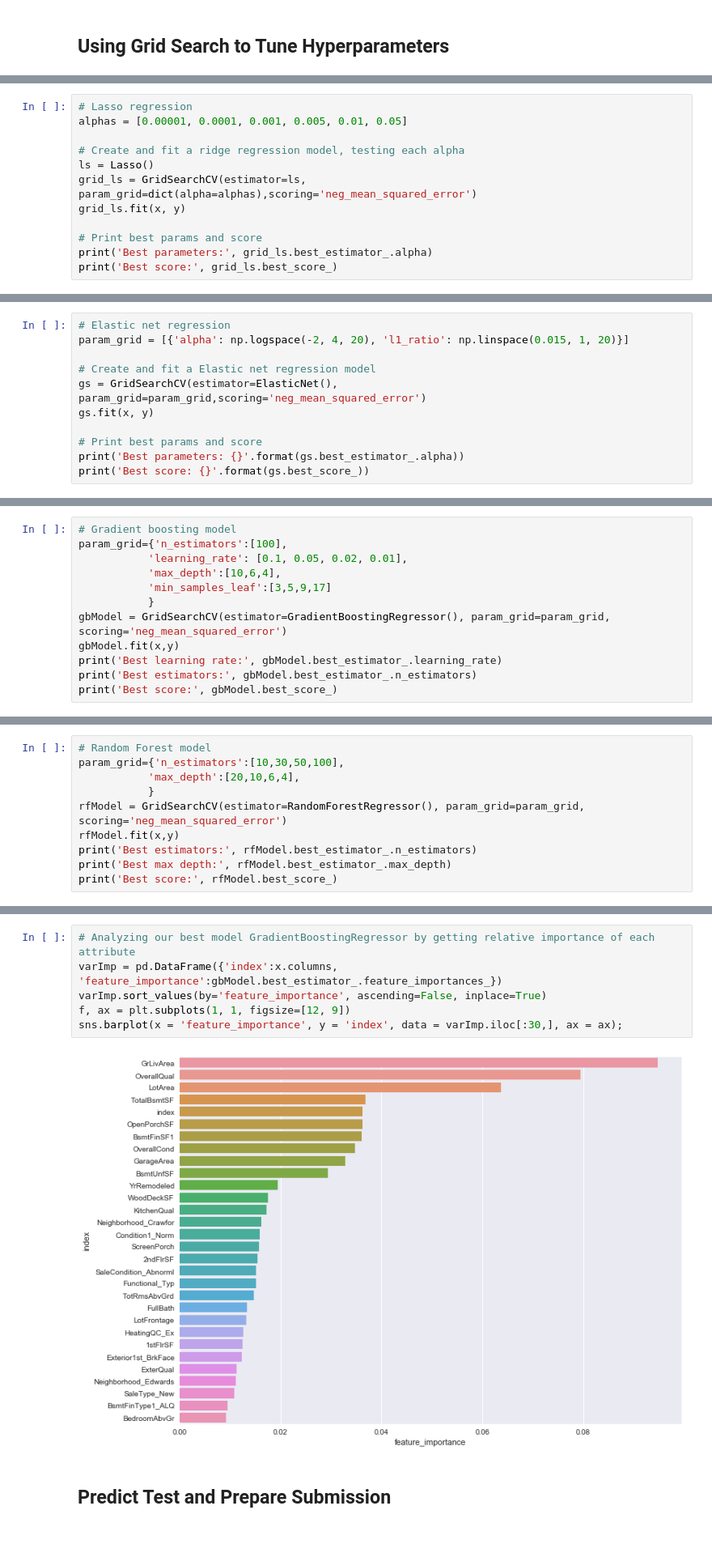
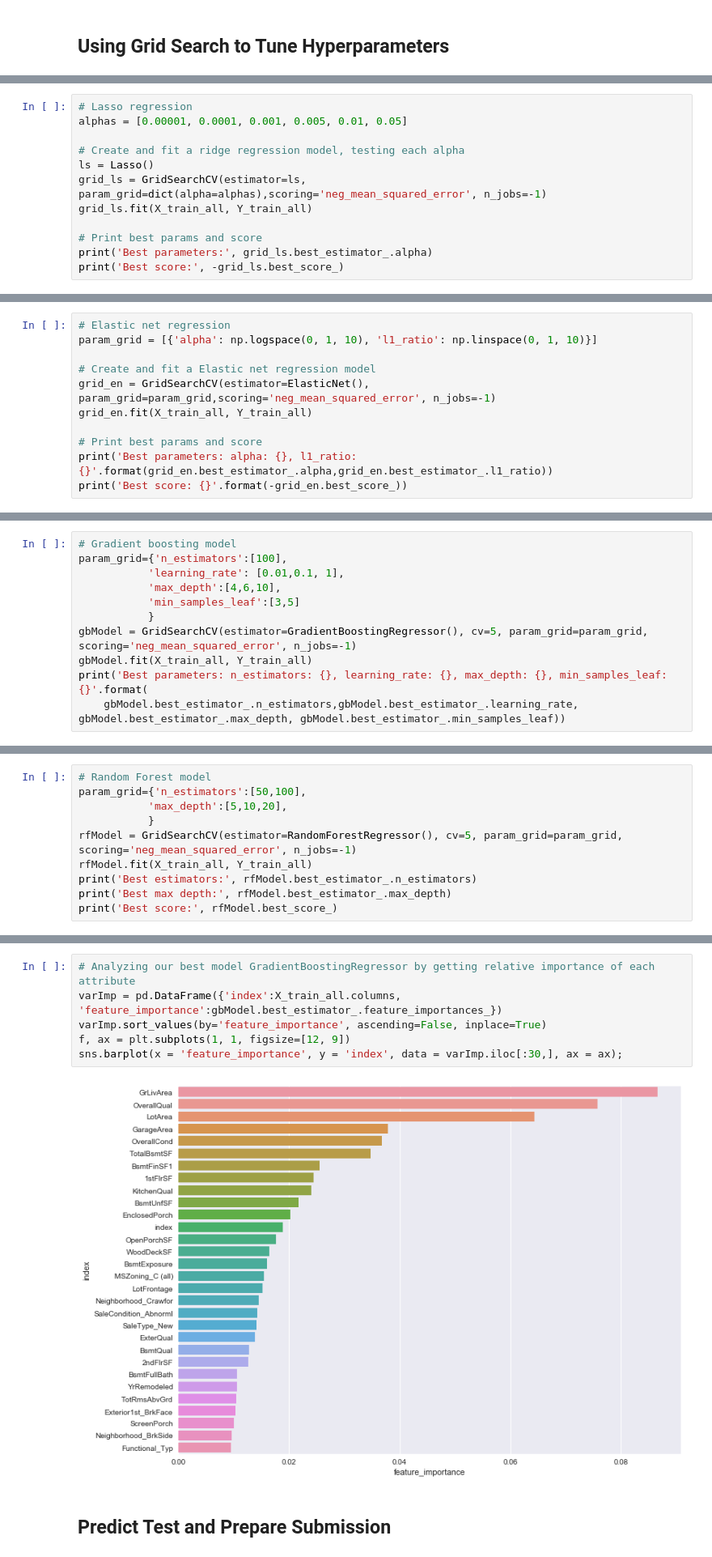
Before and after one commit to ansjory/w207_project, a Jupyter notebook: Kaggle_House_Prices/Mlaire_final.ipynb, the cells around one changed output, grey strips where cells are left out. Shown at 81% size. Saved outputs shown, nothing was run; the diff lists cells and outputs as text; blank space fills up the shorter version.

Commit message:
updated modeling section

```diff
--- a/Kaggle_House_Prices/Mlaire_final.ipynb
+++ b/Kaggle_House_Prices/Mlaire_final.ipynb
@@ -992,10 +995,10 @@ alphas = [0.00001, 0.0001, 0.001, 0.005, 0.01, 0.05]
 
 # Create and fit a ridge regression model, testing each alpha
 ls = Lasso()
-grid_ls = GridSearchCV(estimator=ls, param_grid=dict(alpha=alphas),scoring='neg_mean_squared_error')
-grid_ls.fit(x, y)
+grid_ls = GridSearchCV(estimator=ls, param_grid=dict(alpha=alphas),scoring='neg_mean_squared_error', n_jobs=-1)
+grid_ls.fit(X_train_all, Y_train_all)
 
 # Print best params and score
 print('Best parameters:', grid_ls.best_estimator_.alpha)
-print('Best score:', grid_ls.best_score_)
+print('Best score:', -grid_ls.best_score_)
 # %% [output]
@@ -1004,12 +1007,12 @@ Best score: -0.015456796747330966
 # %%
 # Elastic net regression
-param_grid = [{'alpha': np.logspace(-2, 4, 20), 'l1_ratio': np.linspace(0.015, 1, 20)}]
+param_grid = [{'alpha': np.logspace(0, 1, 10), 'l1_ratio': np.linspace(0, 1, 10)}]
 
 # Create and fit a Elastic net regression model
-gs = GridSearchCV(estimator=ElasticNet(), param_grid=param_grid,scoring='neg_mean_squared_error')
-gs.fit(x, y)
+grid_en = GridSearchCV(estimator=ElasticNet(), param_grid=param_grid,scoring='neg_mean_squared_error', n_jobs=-1)
+grid_en.fit(X_train_all, Y_train_all)
 
 # Print best params and score
-print('Best parameters: {}'.format(gs.best_estimator_.alpha))
-print('Best score: {}'.format(gs.best_score_))
+print('Best parameters: alpha: {}, l1_ratio: {}'.format(grid_en.best_estimator_.alpha,grid_en.best_estimator_.l1_ratio))
+print('Best score: {}'.format(-grid_en.best_score_))
 # %% [output]
@@ -1018,15 +1028,14 @@ Best score: -0.016000102990679957
 # %%
 # Gradient boosting model
 param_grid={'n_estimators':[100],
-           'learning_rate': [0.1, 0.05, 0.02, 0.01],
-           'max_depth':[10,6,4],
-           'min_samples_leaf':[3,5,9,17]
+           'learning_rate': [0.01,0.1, 1],
+           'max_depth':[4,6,10],
+           'min_samples_leaf':[3,5]
            }
-gbModel = GridSearchCV(estimator=GradientBoostingRegressor(), param_grid=param_grid, scoring='neg_mean_squared_error')
-gbModel.fit(x,y)
-print('Best learning rate:', gbModel.best_estimator_.learning_rate)
-print('Best estimators:', gbModel.best_estimator_.n_estimators)
-print('Best score:', gbModel.best_score_)
+gbModel = GridSearchCV(estimator=GradientBoostingRegressor(), cv=5, param_grid=param_grid, scoring='neg_mean_squared_error', n_jobs=-1)
+gbModel.fit(X_train_all, Y_train_all)
+print('Best parameters: n_estimators: {}, learning_rate: {}, max_depth: {}, min_samples_leaf: {}'.format(
+    gbModel.best_estimator_.n_estimators,gbModel.best_estimator_.learning_rate, gbModel.best_estimator_.max_depth, gbModel.best_estimator_.min_samples_leaf))
 # %% [output]
 Best learning rate: 0.1
 Best estimators: 100
@@ -1034,10 +1053,10 @@ Best score: -0.01803330209023503
 # %%
 # Random Forest model
-param_grid={'n_estimators':[10,30,50,100],
-           'max_depth':[20,10,6,4],
+param_grid={'n_estimators':[50,100],
+           'max_depth':[5,10,20],
            }
-rfModel = GridSearchCV(estimator=RandomForestRegressor(), param_grid=param_grid, scoring='neg_mean_squared_error')
-rfModel.fit(x,y)
+rfModel = GridSearchCV(estimator=RandomForestRegressor(), cv=5, param_grid=param_grid, scoring='neg_mean_squared_error', n_jobs=-1)
+rfModel.fit(X_train_all, Y_train_all)
 print('Best estimators:', rfModel.best_estimator_.n_estimators)
 print('Best max depth:', rfModel.best_estimator_.max_depth)
 print('Best score:', rfModel.best_score_)
@@ -1066,11 +1098,11 @@ res_df[['train_time', 'test_time', 'rmse']]
 # %%
 # Analyzing our best model GradientBoostingRegressor by getting relative importance of each attribute
-varImp = pd.DataFrame({'index':x.columns, 'feature_importance':gbModel.best_estimator_.feature_importances_})
+varImp = pd.DataFrame({'index':X_train_all.columns, 'feature_importance':gbModel.best_estimator_.feature_importances_})
 varImp.sort_values(by='feature_importance', ascending=False, inplace=True)
 f, ax = plt.subplots(1, 1, figsize=[12, 9])
 sns.barplot(x = 'feature_importance', y = 'index', data = varImp.iloc[:30,], ax = ax);
 # %% [output]
-[figure, old version]
+[figure, new version]
 # %% [markdown]
 <a id='predict_test_prep_submission'></a>
 ## Predict Test and Prepare Submission
```
Also changed, not shown: parts of 29 cells of this notebook.
